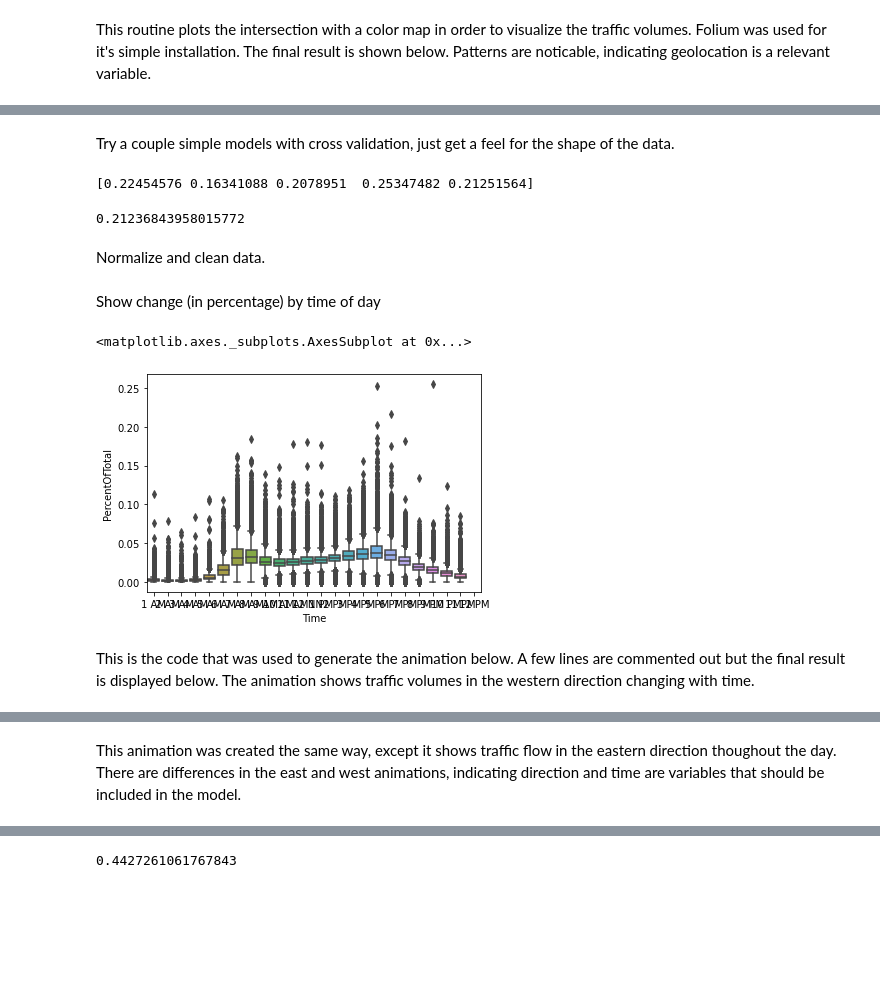
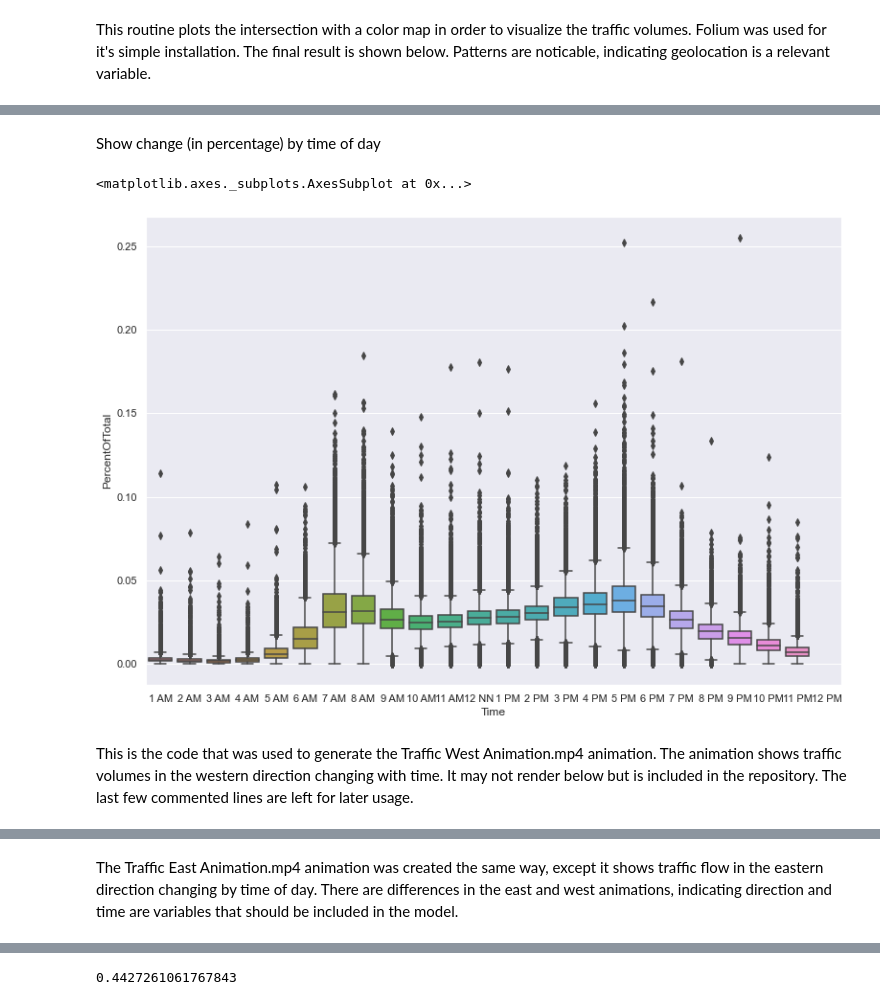
Before and after one commit to joughee/traffic-study, a Jupyter notebook: Traffic Analysis.ipynb, the cells around one changed output, grey strips where cells are left out. Cells and saved outputs as stored; diff of their text form; code cells hidden in the pictures; blank space fills up the shorter version.

Commit message:
Notebook revisions, additional data file

```diff
--- a/Traffic Analysis.ipynb
+++ b/Traffic Analysis.ipynb
@@ -82,23 +201,3 @@ for index, row in df.iterrows():
 <iframe src='traffic_map.html' width='750' height='650'></iframe>
 # %% [output]
 [interactive output not drawn]
-# %% [markdown]
-<div>Try a couple simple models with cross validation, just get a feel for the shape of the data.</div>
-# %%
-df["Total"] = df["TotalNorthOrWest"] + df["TotalSouthOrEast"]
-X = df[['Latitude', 'Longitude']]
-y = df.Total
-df = utils.shuffle(df)
-X_train, X_test, y_train, y_test = mod_sel.train_test_split(X, y, test_size=0.3)
-knn = KNeighborsRegressor()
-knn.fit(X_train, y_train)
-knn.score(X_test, y_test)
-vals = mod_sel.cross_val_score(knn, X, y, cv=mod_sel.KFold(n_splits=5, shuffle=True))
-print(vals)
-np.mean(vals)
-#~0.21
-# %% [output]
-[0.22454576 0.16341088 0.2078951  0.25347482 0.21251564]
-0.21236843958015772
-# %% [markdown]
-<div>Normalize and clean data.</div>
@@ -158,12 +206,13 @@ df_dir_copy = None
 # %%
 df_dir["PercentOfTotal"] = df_dir["DirectionTotal"] / df_dir["Total"]
 times = ['1 AM','2 AM','3 AM','4 AM','5 AM','6 AM','7 AM','8 AM','9 AM','10 AM','11 AM','12 NN','1 PM','2 PM','3 PM','4 PM','5 PM','6 PM','7 PM','8 PM','9 PM','10 PM','11 PM','12 PM']
+sns.set(rc={'figure.figsize':(13,9)})
 sns.boxplot(x = 'Time', y = 'PercentOfTotal', order = times, data = df_dir)
 # %% [output]
 <matplotlib.axes._subplots.AxesSubplot at 0x...>
-[figure, old version]
+[figure, new version]
 # %% [markdown]
-<div>This is the code that was used to generate the animation below. A few lines are commented out but the final result is displayed below. The animation shows traffic volumes in the western direction changing with time.</div>
+<div>This is the code that was used to generate the Traffic West Animation.mp4 animation. The animation shows traffic volumes in the western direction changing with time. It may not render below but is included in the repository. The last few commented lines are left for later usage.</div>
 # %%
 #fig = plt.figure()
 #ax = plt.axes()
@@ -184,7 +233,7 @@ def animate_west(i):
 # %% [output]
 [interactive output not drawn]
 # %% [markdown]
-<div>This animation was created the same way, except it shows traffic flow in the eastern direction thoughout the day. There are differences in the east and west animations, indicating direction and time are variables that should be included in the model.</div>
+<div>The Traffic East Animation.mp4 animation was created the same way, except it shows traffic flow in the eastern direction changing by time of day. There are differences in the east and west animations, indicating direction and time are variables that should be included in the model.</div>
 # %%
 %%HTML
 <video controls src="../Traffic East Animation.mp4" />
```
Also changed, not shown: parts of 22 cells of this notebook, 1 other file.
